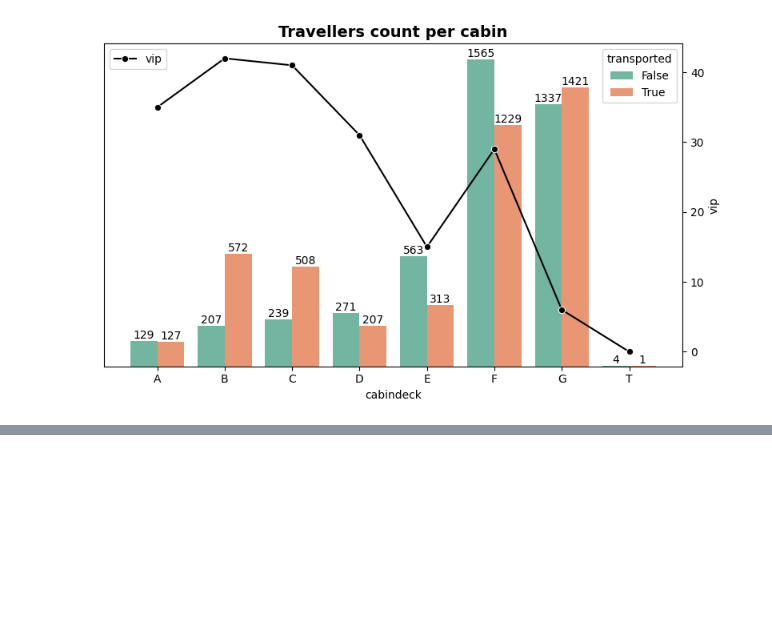
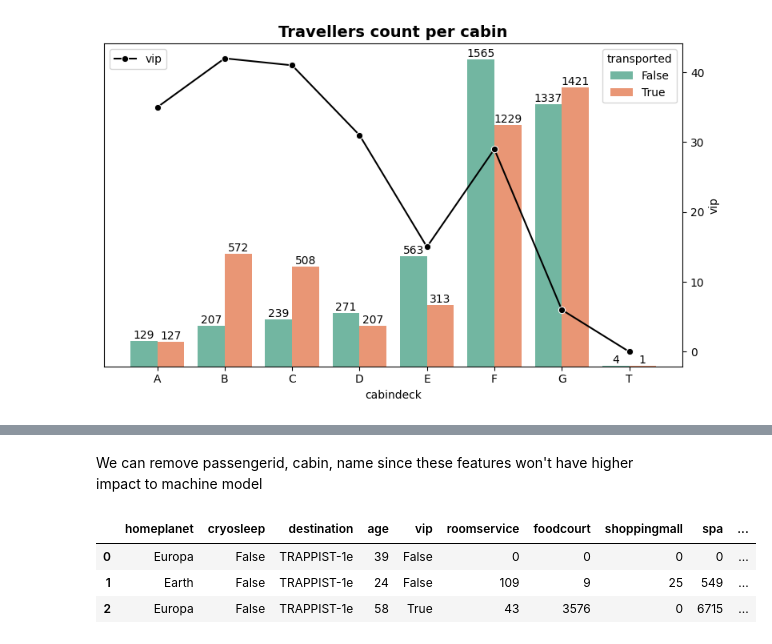
Before and after one commit to ShariYo/Modul3_Sprint3, a Jupyter notebook: project/main.ipynb, the cells around one changed output, grey strips where cells are left out. Drawn from its saved outputs; the diff is of its cells as text; code cells hidden in the pictures; blank space fills up the shorter version.

```diff
--- a/project/main.ipynb
+++ b/project/main.ipynb
@@ -368,0 +394,12 @@ of vips are at A-D cabins where B is the most vips holding cabin
+# %% [markdown]
+We can remove passengerid, cabin, name since these features won't have higher
+impact to machine model
+# %%
+train_rdy = train_new.copy()
+train_rdy = train_rdy.drop(columns=["passengerid", "cabin", "name"])
+train_rdy.head(3)
+# %% [output]
+|  | homeplanet | cryosleep | destination | age | vip | roomservice | foodcourt | shoppingmall | spa | ... |
+| 0 | Europa | False | TRAPPIST-1e | 39 | False | 0 | 0 | 0 | 0 | ... |
+| 1 | Earth | False | TRAPPIST-1e | 24 | False | 109 | 9 | 25 | 549 | ... |
+| 2 | Europa | False | TRAPPIST-1e | 58 | True | 43 | 3576 | 0 | 6715 | ... |
```
Also changed, not shown: parts of 5 cells of this notebook, 1 other file.
